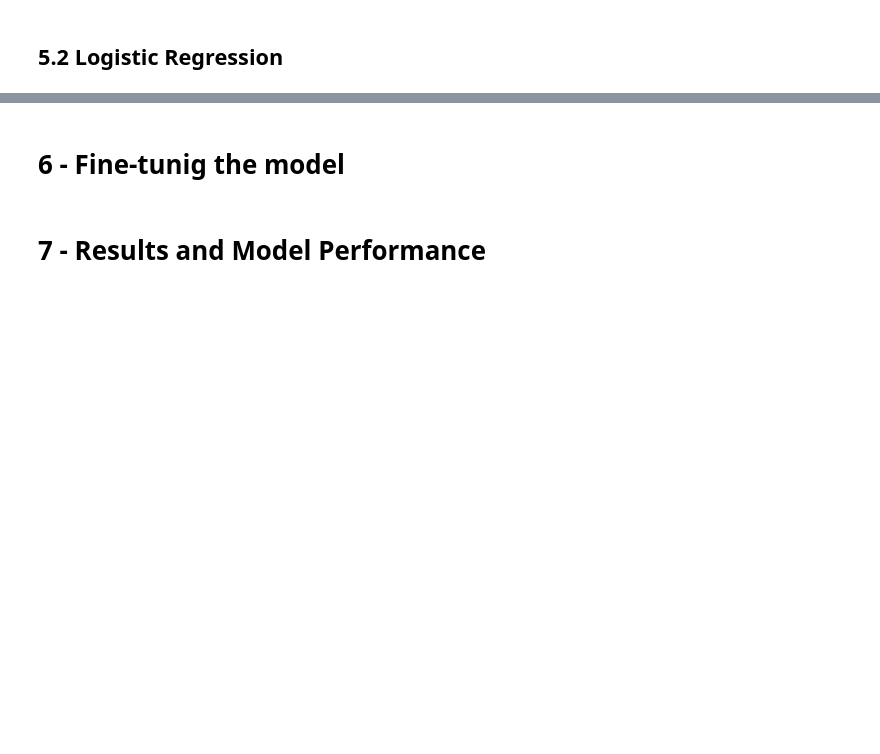
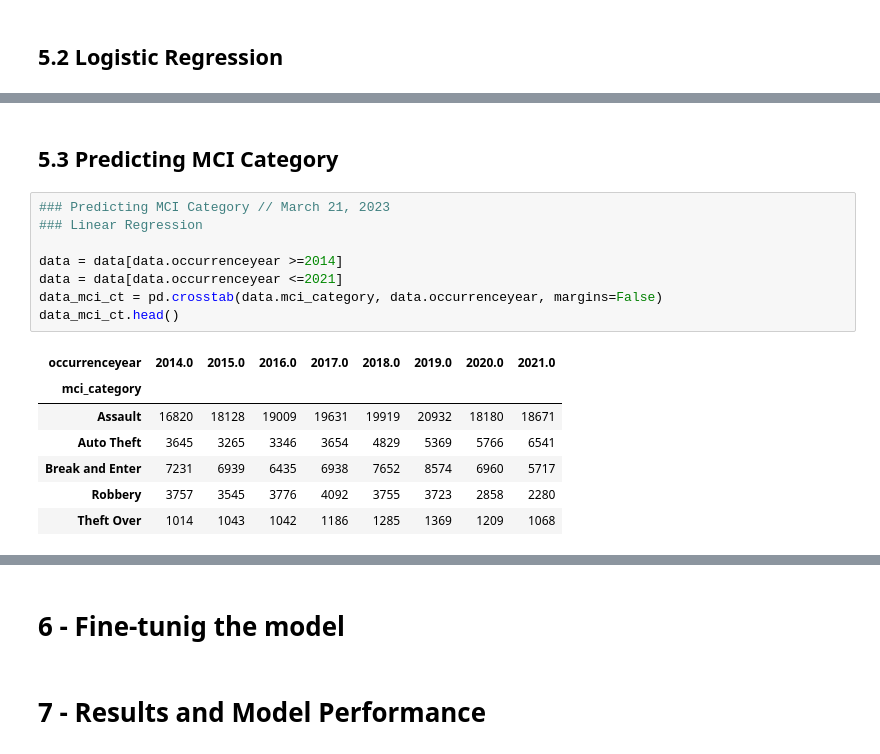
Before and after one commit to sanoliv/SCS_3253_061-Machine-Learning, a Jupyter notebook: Toronto_Police_Major_Crime_Indicators_MCI.ipynb, the cells around one changed output, grey strips where cells are left out. Saved outputs shown, nothing was run; the diff lists cells and outputs as text; blank space fills up the shorter version.

```diff
--- a/Toronto_Police_Major_Crime_Indicators_MCI.ipynb
+++ b/Toronto_Police_Major_Crime_Indicators_MCI.ipynb
@@ -1132,3 +1122,21 @@ Percent of correct predictions 53.77 %
 | 2 | Assault |
 | 3 | Assault |
 | 4 | Assault |
+# %% [markdown]
+## 5.3 Predicting MCI Category
+# %%
+### Predicting MCI Category // March 21, 2023
+### Linear Regression
+
+data = data[data.occurrenceyear >=2014]
+data = data[data.occurrenceyear <=2021]
+data_mci_ct = pd.crosstab(data.mci_category, data.occurrenceyear, margins=False)
+data_mci_ct.head()
+# %% [output]
+| occurrenceyear | 2014.0 | 2015.0 | 2016.0 | 2017.0 | 2018.0 | 2019.0 | 2020.0 | 2021.0 |
+| mci_category |  |  |  |  |  |  |  |  |
+| Assault | 16820 | 18128 | 19009 | 19631 | 19919 | 20932 | 18180 | 18671 |
+| Auto Theft | 3645 | 3265 | 3346 | 3654 | 4829 | 5369 | 5766 | 6541 |
+| Break and Enter | 7231 | 6939 | 6435 | 6938 | 7652 | 8574 | 6960 | 5717 |
+| Robbery | 3757 | 3545 | 3776 | 4092 | 3755 | 3723 | 2858 | 2280 |
+| Theft Over | 1014 | 1043 | 1042 | 1186 | 1285 | 1369 | 1209 | 1068 |
```
Also changed, not shown: parts of 22 cells of this notebook.
